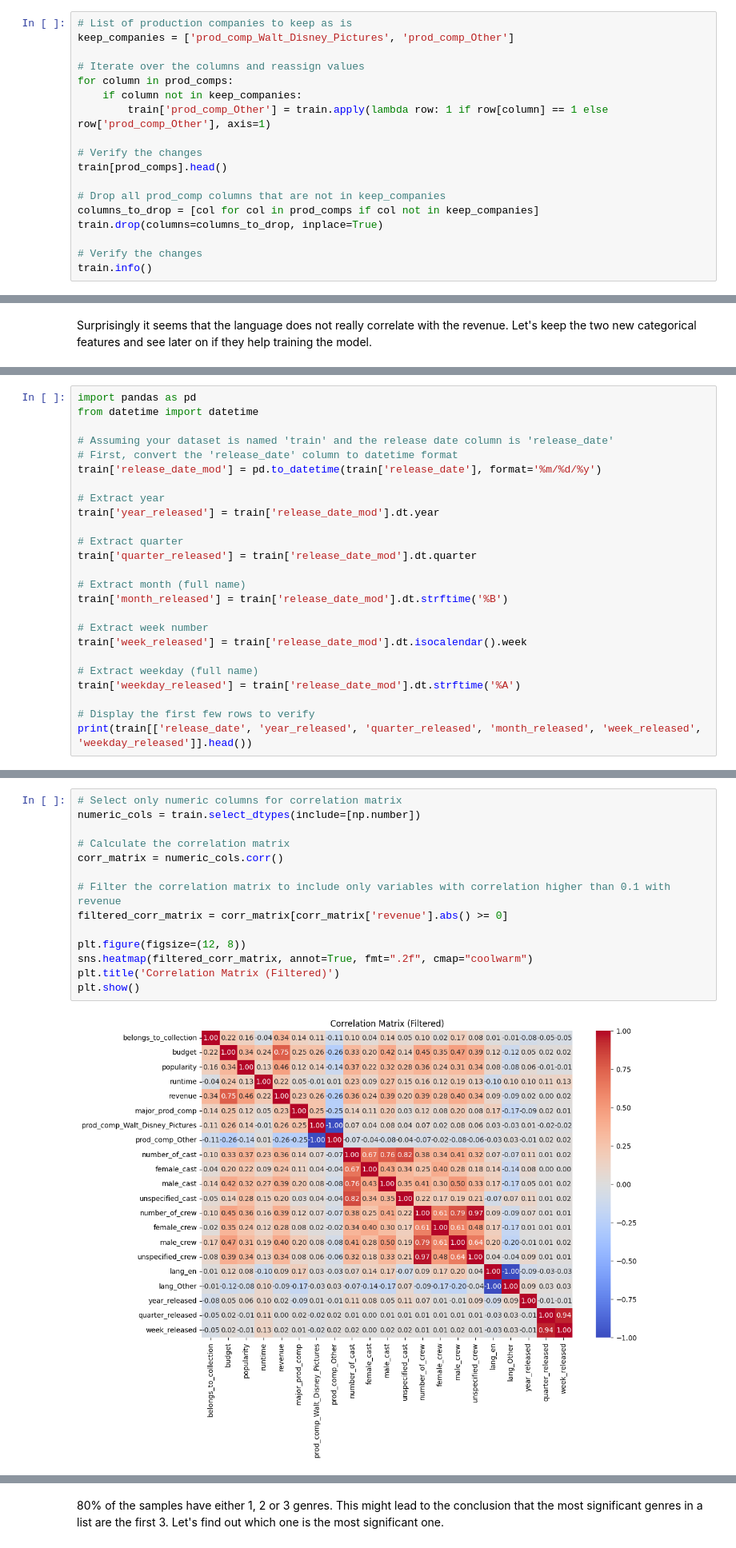
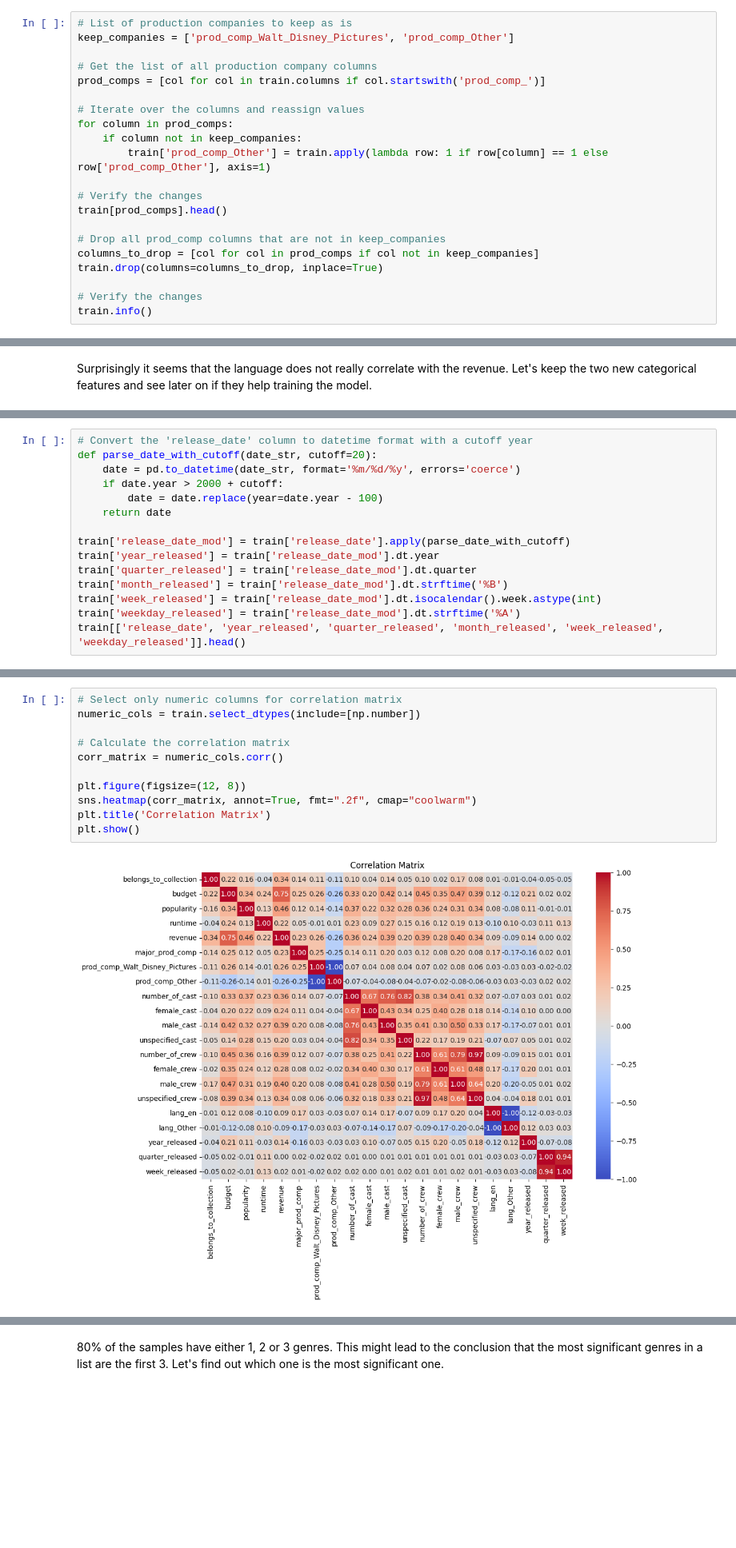
Before and after one commit to 1oannis/tmdb-machine-learning, a Jupyter notebook: tmdb.ipynb, the cells around one changed output, grey strips where cells are left out. Shown at 80% size. Cells and saved outputs as stored; diff of their text form; blank space fills up the shorter version.

Commit message:
fix eda release date

```diff
--- a/tmdb.ipynb
+++ b/tmdb.ipynb
@@ -594,6 +599,9 @@ Let's retransform the less significant companies into **Other**, so that we end
 # %%
 # List of production companies to keep as is
 keep_companies = ['prod_comp_Walt_Disney_Pictures', 'prod_comp_Other']
+
+# Get the list of all production company columns
+prod_comps = [col for col in train.columns if col.startswith('prod_comp_')]
 
 # Iterate over the columns and reassign values
 for column in prod_comps:
@@ -860,26 +875,16 @@ Surprisingly it seems that the language does not really correlate with the reven
 # %%
-import pandas as pd
-from datetime import datetime
+# Convert the 'release_date' column to datetime format with a cutoff year
+def parse_date_with_cutoff(date_str, cutoff=20):
+    date = pd.to_datetime(date_str, format='%m/%d/%y', errors='coerce')
+    if date.year > 2000 + cutoff:
+        date = date.replace(year=date.year - 100)
+    return date
 
-# Assuming your dataset is named 'train' and the release date column is 'release_date'
-# First, convert the 'release_date' column to datetime format
-train['release_date_mod'] = pd.to_datetime(train['release_date'], format='%m/%d/%y')
-
-# Extract year
+train['release_date_mod'] = train['release_date'].apply(parse_date_with_cutoff)
 train['year_released'] = train['release_date_mod'].dt.year
-
-# Extract quarter
 train['quarter_released'] = train['release_date_mod'].dt.quarter
-
-# Extract month (full name)
 train['month_released'] = train['release_date_mod'].dt.strftime('%B')
-
-# Extract week number
-train['week_released'] = train['release_date_mod'].dt.isocalendar().week
-
-# Extract weekday (full name)
+train['week_released'] = train['release_date_mod'].dt.isocalendar().week.astype(int)
 train['weekday_released'] = train['release_date_mod'].dt.strftime('%A')
-
-# Display the first few rows to verify
-print(train[['release_date', 'year_released', 'quarter_released', 'month_released', 'week_released', 'weekday_released']].head())
+train[['release_date', 'year_released', 'quarter_released', 'month_released', 'week_released', 'weekday_released']].head()
 # %% [output]
@@ -983,16 +964,13 @@ print(train[['release_date', 'year_released', 'quarter_released', 'month_release
 # %%
 # Select only numeric columns for correlation matrix
 numeric_cols = train.select_dtypes(include=[np.number])
 
 # Calculate the correlation matrix
 corr_matrix = numeric_cols.corr()
 
-# Filter the correlation matrix to include only variables with correlation higher than 0.1 with revenue
-filtered_corr_matrix = corr_matrix[corr_matrix['revenue'].abs() >= 0]
-
 plt.figure(figsize=(12, 8))
-sns.heatmap(filtered_corr_matrix, annot=True, fmt=".2f", cmap="coolwarm")
-plt.title('Correlation Matrix (Filtered)')
+sns.heatmap(corr_matrix, annot=True, fmt=".2f", cmap="coolwarm")
+plt.title('Correlation Matrix')
 plt.show()
 # %% [output]
-[figure, old version]
+[figure, new version]
```
Also changed, not shown: parts of 14 cells of this notebook.
